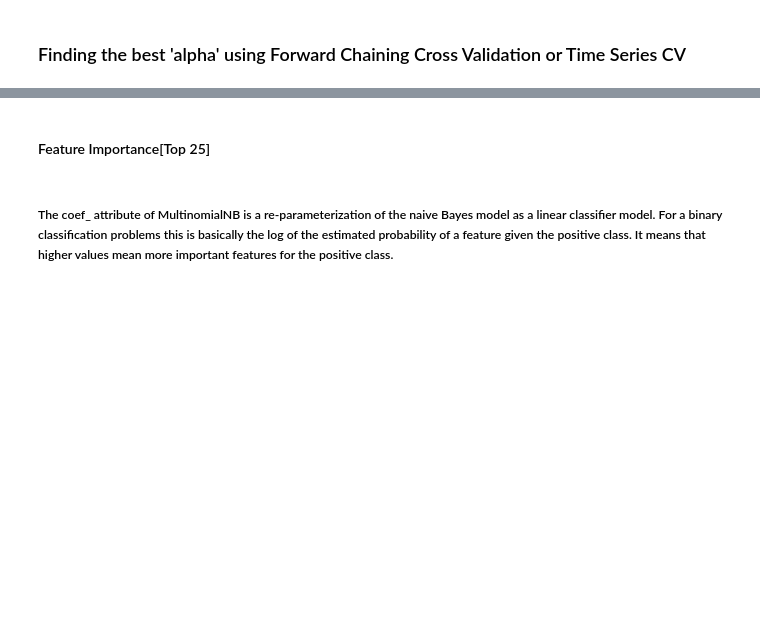
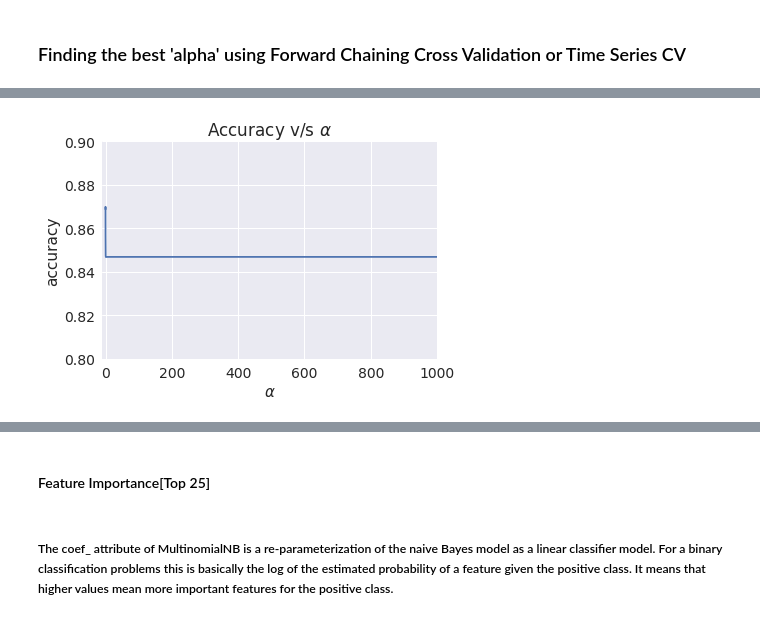
Before and after one commit to gopi3e/Amazon-Food-Reviews-Analysis-and-Modelling, a Jupyter notebook: 3 Amazon Food Reviews - Naive Bayes.ipynb, the cells around one changed output, grey strips where cells are left out. Saved outputs shown, nothing was run; the diff lists cells and outputs as text; code cells hidden in the pictures; blank space fills up the shorter version.

```diff
--- a/3 Amazon Food Reviews - Naive Bayes.ipynb
+++ b/3 Amazon Food Reviews - Naive Bayes.ipynb
@@ -251,0 +263,13 @@ Confusion Matrix of test set:
+# %%
+%time
+from sklearn.model_selection import GridSearchCV
+from sklearn.naive_bayes import MultinomialNB
+
+mnb = MultinomialNB()
+param_grid = {'alpha':[1000,500,100,50,10,5,1,0.5,0.1,0.05,0.01,0.005,0.001,0.0005,0.0001]} #params we need to try on classifier
+tscv = TimeSeriesSplit(n_splits=10) #For time based splitting
+gsv = GridSearchCV(mnb,param_grid,cv=tscv,verbose=1)
+gsv.fit(X_train,y_train)
+savetofile(gsv,"NB/gsv_uni_mul")
+print("Best HyperParameter: ",gsv.best_params_)
+print("Best Accuracy: %.2f%%"%(gsv.best_score_*100))
@@ -251,0 +283,15 @@ Confusion Matrix of test set:
+# %%
+x=[]
+y=[]
+for a in gsv.grid_scores_:
+    x.append(a[0]['alpha'])
+    y.append(a[1])
+plt.xlim(-10,1000)
+plt.ylim(0.8,0.9)
+plt.xlabel(r"$\alpha$",fontsize=15)
+plt.ylabel("accuracy")
+plt.title(r'Accuracy v/s $\alpha$')
+plt.plot(x,y)
+plt.show()
+# %% [output]
+[figure, added]
```
Also changed, not shown: parts of 56 cells of this notebook, 1 other file.
